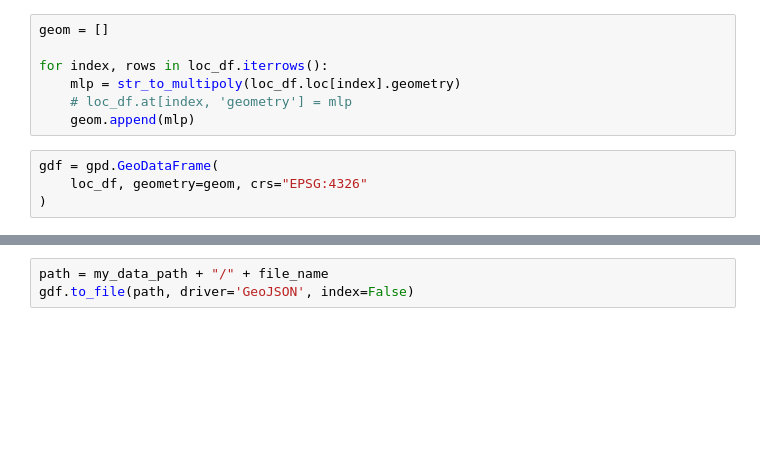
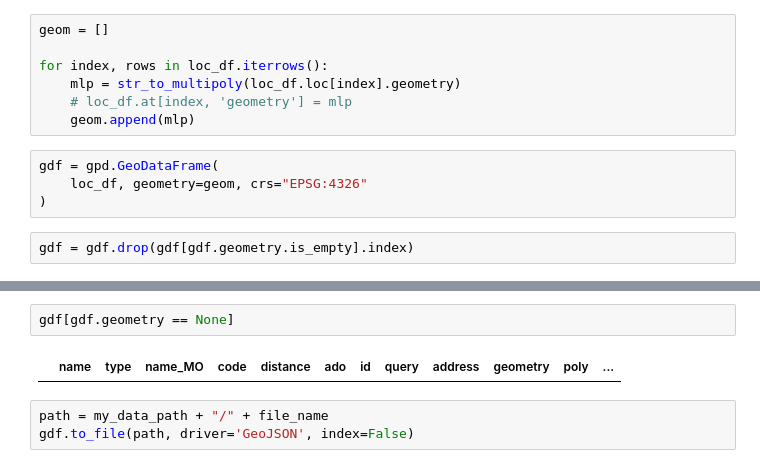
Before and after one commit to Nickitarius/Forest_Fires_Data_Visualisation, a Jupyter notebook: Util/data_transfer.ipynb, the cells around one changed output, grey strips where cells are left out. Drawn from its saved outputs; the diff is of its cells as text; blank space fills up the shorter version.

```diff
--- a/Util/data_transfer.ipynb
+++ b/Util/data_transfer.ipynb
@@ -290,6 +290,8 @@ for index, rows in loc_df.iterrows():
 gdf = gpd.GeoDataFrame(
     loc_df, geometry=geom, crs="EPSG:4326"
 )
+# %%
+gdf = gdf.drop(gdf[gdf.geometry.is_empty].index)
 # %%
 gdf.head()
 # %% [output]
@@ -299,6 +301,10 @@ gdf.head()
 | 2 | Алзобей | деревня сельский | Муниципальное образование «Аларь» | 25123902002 | 36 | Аларский | 01.��� | Алзобей деревня Аларский иркутска... | Россия, Иркутская область, Аларск... | MULTIPOLYGON (((102.62323 53.1138... | 0103000020E6100000010000001A00000... | ... |
 | 3 | Аляты | село сельский | Муниципальное образование «Аляты» | 25123907001 | 55 | Аларский | 01.��� | Аляты село Аларский иркутская обл... | Россия, Иркутская область, Аларск... | MULTIPOLYGON (((102.22077 53.1975... | 0106000020E6100000020000000103000... | ... |
 | 4 | Ангарский | поселок сельский | Муниципальное образование «Ангарс... | 25123910001 | 55 | Аларский | 01.��� | Ангарский поселок Аларский иркутс... | Россия, Иркутская область, Аларск... | MULTIPOLYGON (((103.34125 53.4617... | 0103000020E6100000010000001500000... | ... |
+# %%
+gdf[gdf.geometry == None]
+# %% [output]
+|  | name | type | name_MO | code | distance | ado | id | query | address | geometry | poly | ... |
 # %%
 path = my_data_path + "/" + file_name
 gdf.to_file(path, driver='GeoJSON', index=False)
```
